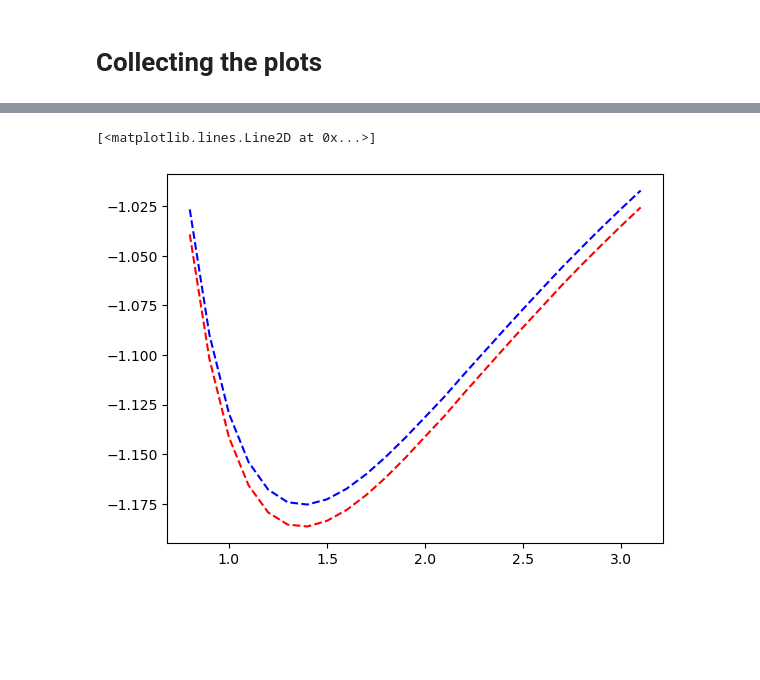
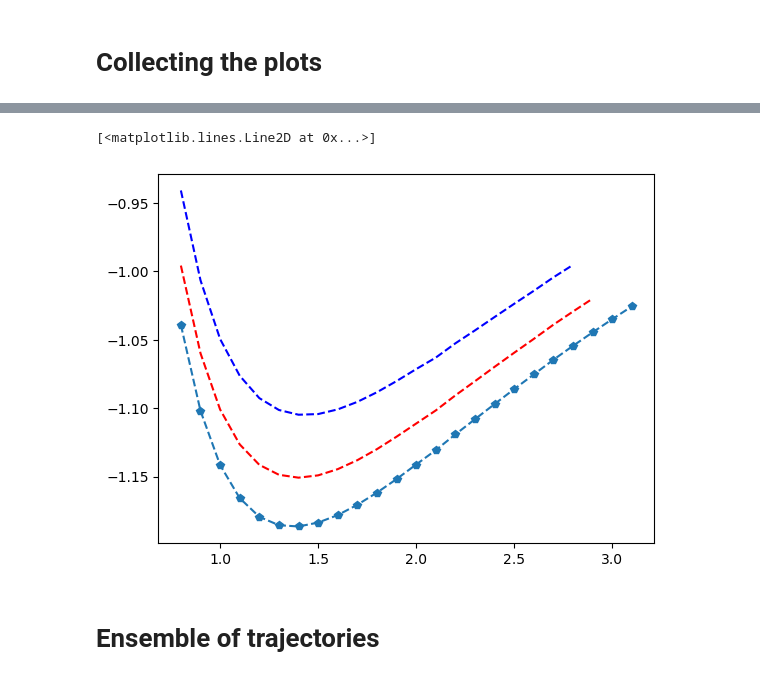
Before and after one commit to Peppone98/Quantum_MD_H2, a Jupyter notebook: CODE/plots.ipynb, the cells around one changed output, grey strips where cells are left out. Cells and saved outputs as stored; diff of their text form; code cells hidden in the pictures; blank space fills up the shorter version.

Commit message:
adding trajectories

```diff
--- a/CODE/plots.ipynb
+++ b/CODE/plots.ipynb
@@ -12,11 +31,14 @@ HF = np.loadtxt('outputs/Energy_profile_HF.txt')
 # %%
-GL_00 = pd.read_csv('outputs/Energy_profile_00_GL.txt',sep='\s+',header=None)
-GL_00 = pd.DataFrame(GL_00)
-PZ_00 = pd.read_csv('outputs/Energy_profile_00_PZ.txt',sep='\s+',header=None)
-PZ_00 = pd.DataFrame(PZ_00)
+GL_01 = pd.read_csv('outputs/Energy_profile_01_GL.txt',sep='\s+',header=None)
+GL_01 = pd.DataFrame(GL_01)
+PZ_02 = pd.read_csv('outputs/Energy_profile_02_PZ.txt',sep='\s+',header=None)
+PZ_02 = pd.DataFrame(PZ_02)
 # %%
-plt.plot(GL_00[0], GL_00[1],'r--')
-plt.plot(PZ_00[0], PZ_00[1],'b--')
+plt.plot(GL_00[0], GL_00[1],'p--', label='Gunnarsson-Lundqvist')
+plt.plot(GL_01[0], GL_01[1],'r--', label='Gunnarsson-Lundqvist')
+plt.plot(PZ_02[0], PZ_02[1],'b--', label='Perdew-Zunger')
 # %% [output]
 [<matplotlib.lines.Line2D at 0x...>]
-[figure, old version]
+[figure, new version]
+# %% [markdown]
+# Ensemble of trajectories
```
Also changed, not shown: parts of 7 cells of this notebook, 43 other files.
